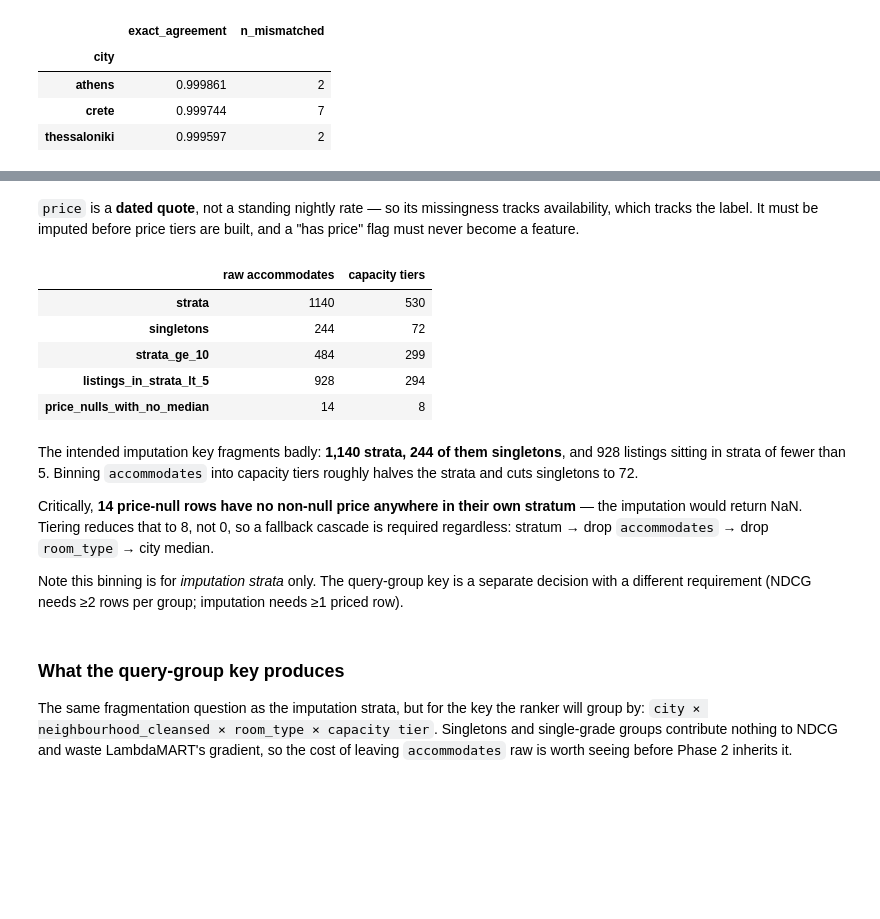
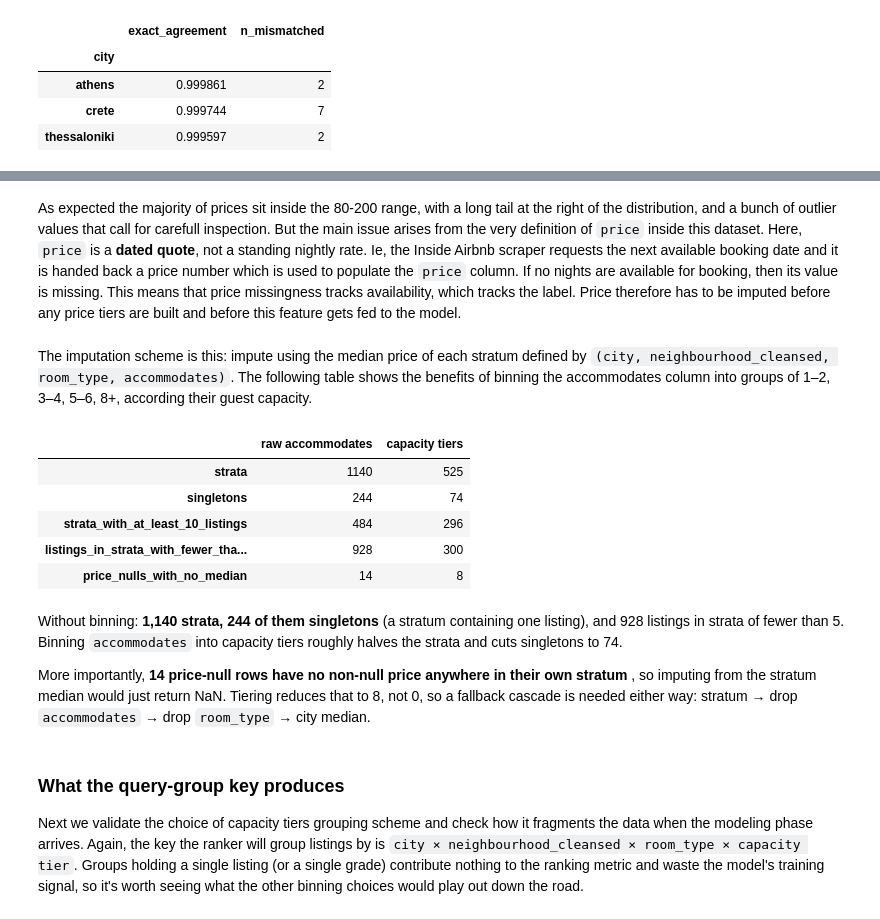
Before and after one commit to ntinasf/rental-ranking, a Jupyter notebook: notebooks/01_data_inventory.ipynb, the cells around one changed output, grey strips where cells are left out. Saved outputs shown, nothing was run; the diff lists cells and outputs as text; code cells hidden in the pictures; blank space fills up the shorter version.

```diff
--- a/notebooks/01_data_inventory.ipynb
+++ b/notebooks/01_data_inventory.ipynb
@@ -327,57 +368,58 @@ eda.analyze_numeric_variable(listings.loc[listings["city"] == "crete", "price"])
 # %% [markdown]
-`price` is a **dated quote**, not a standing nightly rate — so its missingness tracks
-availability, which tracks the label. It must be imputed before price tiers are built, and a
-"has price" flag must never become a feature.
+As expected the majority of prices sit inside the 80-200 range, with a long tail at the right of the distribution, and a bunch of outlier values that call for carefull inspection.
+But the main issue arises from the very definition of `price` inside this dataset. Here, `price` is a **dated quote**, not a standing nightly rate. Ie, the Inside Airbnb scraper requests the next available booking date and it is handed back a price number which is used to populate the `price` column. If no nights are available for booking, then its value is missing. This means that price missingness tracks availability, which tracks the label. Price therefore has to be imputed
+before any price tiers are built and before this feature gets fed to the model.
+# %% [markdown]
+The imputation scheme is this: impute using the median price of each stratum defined by `(city, neighbourhood_cleansed, room_type, accommodates)`. The following table shows the benefits of binning the accommodates column into groups of 1–2, 3–4, 5–6, 8+, according their guest capacity.
 # %%
 STRATA_KEY = ["city", "neighbourhood_cleansed", "room_type", "accommodates"]
 
 listings["capacity_tier"] = pd.cut(
-    listings["accommodates"], [0, 2, 4, 6, 100], labels=["1-2", "3-4", "5-6", "7+"]
+    listings["accommodates"], [0, 2, 4, 7, 100], labels=["1-2", "3-4", "5-6", "8+"]
 )
 TIERED_KEY = ["city", "neighbourhood_cleansed", "room_type", "capacity_tier"]
 
 
 def strata_profile(key: list[str]) -> dict:
     sizes = listings.groupby(key, observed=True).size()
     priced = listings.dropna(subset=["price"]).groupby(key, observed=True).size()
     unfillable = ~listings[listings["price"].isna()].set_index(key).index.isin(priced.index)
     return {
         "strata": len(sizes),
         "singletons": int(sizes.eq(1).sum()),
-        "strata_ge_10": int(sizes.ge(10).sum()),
-        "listings_in_strata_lt_5": int(sizes[sizes < 5].sum()),
+        "strata_with_at_least_10_listings": int(sizes.ge(10).sum()),
+        "listings_in_strata_with_fewer_than_5_listings": int(sizes[sizes < 5].sum()),
         "price_nulls_with_no_median": int(unfillable.sum()),
     }
 
 
 pd.DataFrame(
     {"raw accommodates": strata_profile(STRATA_KEY), "capacity tiers": strata_profile(TIERED_KEY)}
 )
 # %% [output]
 |  | raw accommodates | capacity tiers |
-| strata | 1140 | 530 |
-| singletons | 244 | 72 |
-| strata_ge_10 | 484 | 299 |
-| listings_in_strata_lt_5 | 928 | 294 |
+| strata | 1140 | 525 |
+| singletons | 244 | 74 |
+| strata_with_at_least_10_listings | 484 | 296 |
+| listings_in_strata_with_fewer_tha... | 928 | 300 |
 | price_nulls_with_no_median | 14 | 8 |
 # %% [markdown]
-The intended imputation key fragments badly: **1,140 strata, 244 of them singletons**,
-and 928 listings sitting in strata of fewer than 5. Binning `accommodates` into capacity tiers
-roughly halves the strata and cuts singletons to 72.
+Without binning: **1,140 strata, 244 of them singletons** (a
+stratum containing one listing), and 928 listings in strata of fewer than 5. Binning
+`accommodates` into capacity tiers roughly halves the strata and cuts singletons to 74.
 
-Critically, **14 price-null rows have no non-null price anywhere in their own stratum** — the
-imputation would return NaN. Tiering reduces that to 8, not 0, so a fallback cascade is
-required regardless: stratum → drop `accommodates` → drop `room_type` → city median.
-
-Note this binning is for *imputation strata* only. The query-group key is a separate decision
-with a different requirement (NDCG needs ≥2 rows per group; imputation needs ≥1 priced row).
+More importantly, **14 price-null rows have no non-null price anywhere in their own stratum**
+, so imputing from the stratum median would just return NaN. Tiering reduces that to 8, not 0, so
+a fallback cascade is needed either way: stratum → drop `accommodates` → drop `room_type` →
+city median.
 # %% [markdown]
 ### What the query-group key produces
 
-The same fragmentation question as the imputation strata, but for the key the ranker will
-group by: `city × neighbourhood_cleansed × room_type × capacity tier`. Singletons and
-single-grade groups contribute nothing to NDCG and waste LambdaMART's gradient, so the cost of
-leaving `accommodates` raw is worth seeing before Phase 2 inherits it.
+Next we validate the choice of capacity tiers grouping scheme and check how it fragments the data when the modeling phase arrives.
+Again, the key the ranker will group
+listings by is `city × neighbourhood_cleansed × room_type × capacity tier`. Groups holding a
+single listing (or a single grade) contribute nothing to the ranking metric and waste the
+model's training signal, so it's worth seeing what the other binning choices would play out down the road.
 # %%
 ranked = listings[
     ~(
```
Also changed, not shown: parts of 38 cells of this notebook, 37 other files.
